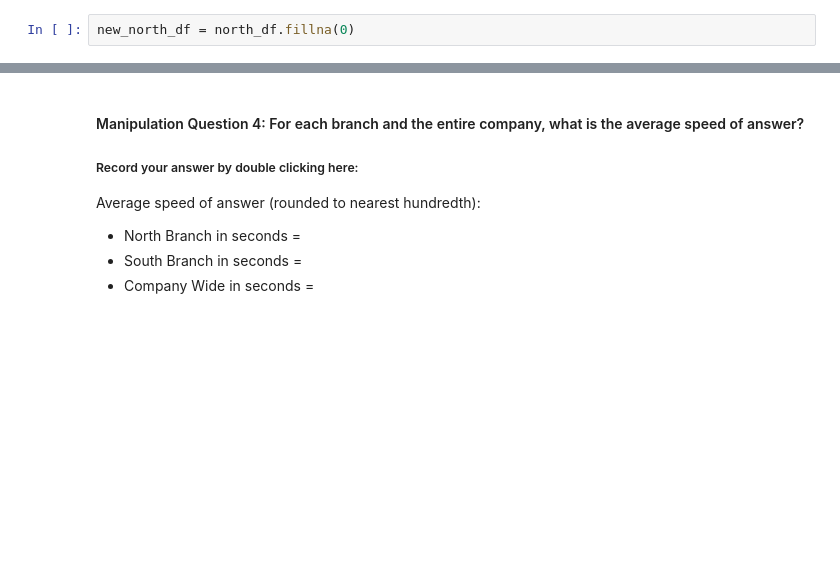
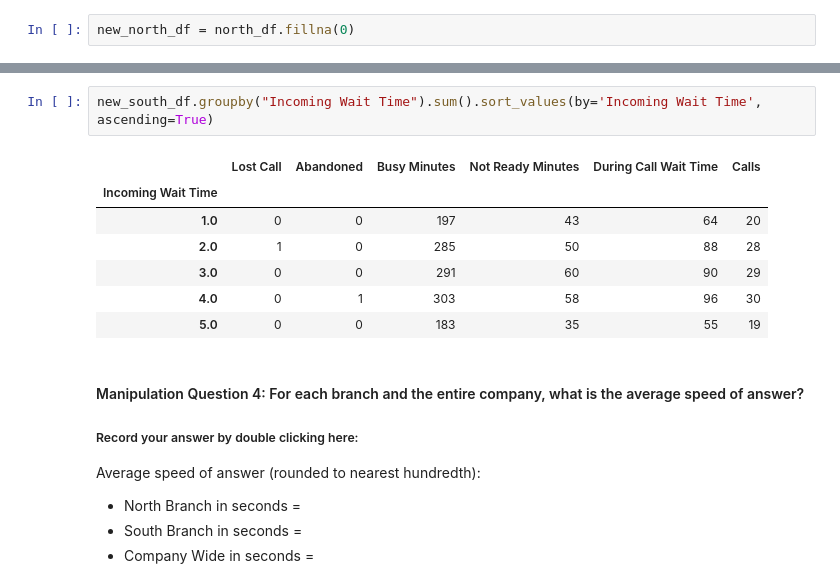
Before and after one commit to pamkellerman/call-center-cleanup-assignment, a Jupyter notebook: Call_Center_Cleanup.ipynb, the cells around one changed output, grey strips where cells are left out. Saved outputs shown, nothing was run; the diff lists cells and outputs as text; blank space fills up the shorter version.

```diff
--- a/Call_Center_Cleanup.ipynb
+++ b/Call_Center_Cleanup.ipynb
@@ -531,3 +532,13 @@ Name: Incoming Wait Time, dtype: int64
+# %%
+new_south_df.groupby("Incoming Wait Time").sum().sort_values(by='Incoming Wait Time', ascending=True)
+# %% [output]
+|  | Lost Call | Abandoned | Busy Minutes | Not Ready Minutes | During Call Wait Time | Calls |
+| Incoming Wait Time |  |  |  |  |  |  |
+| 1.0 | 0 | 0 | 197 | 43 | 64 | 20 |
+| 2.0 | 1 | 0 | 285 | 50 | 88 | 28 |
+| 3.0 | 0 | 0 | 291 | 60 | 90 | 29 |
+| 4.0 | 0 | 1 | 303 | 58 | 96 | 30 |
+| 5.0 | 0 | 0 | 183 | 35 | 55 | 19 |
 # %% [markdown]
 #### Manipulation Question 4: For each branch and the entire company, what is the average speed of answer?
 ##### Record your answer by double clicking here:
```
Also changed, not shown: parts of 3 cells of this notebook.
